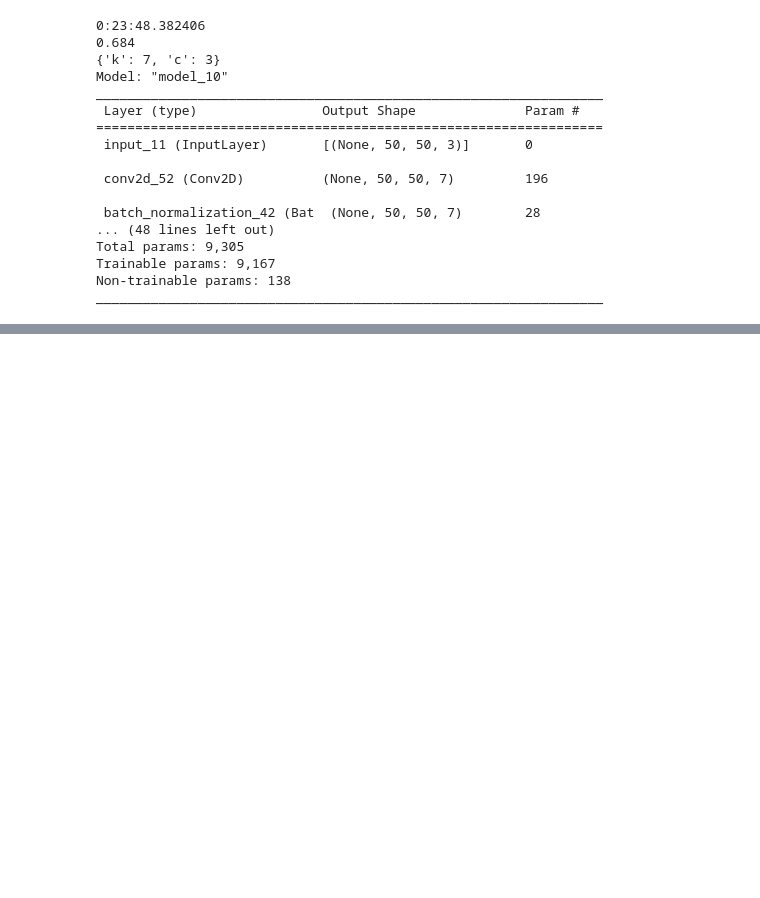
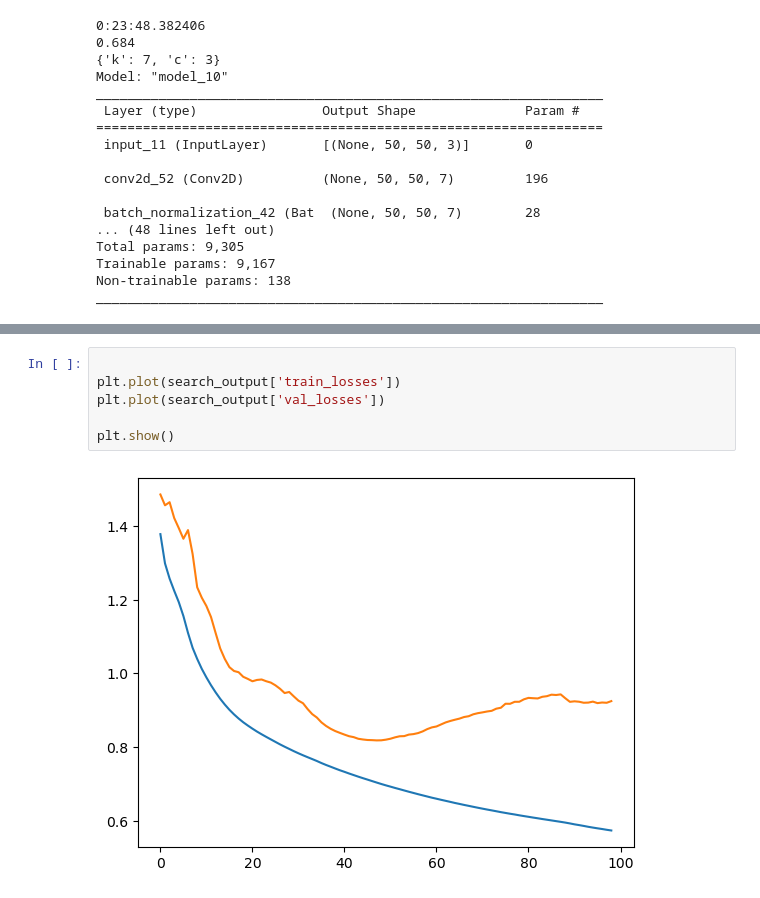
Before and after one commit to jimmoi/TinyML-NAS, a Jupyter notebook: Komi-san/visulize.ipynb, the cells around one changed output, grey strips where cells are left out. Drawn from its saved outputs; the diff is of its cells as text; blank space fills up the shorter version.

```diff
--- a/Komi-san/visulize.ipynb
+++ b/Komi-san/visulize.ipynb
@@ -128,0 +199,8 @@ _________________________________________________________________
+# %%
+
+plt.plot(search_output['train_losses'])
+plt.plot(search_output['val_losses'])
+
+plt.show()
+# %% [output]
+[figure, added]
```
Also changed, not shown: parts of 9 cells of this notebook, 17 other files.
